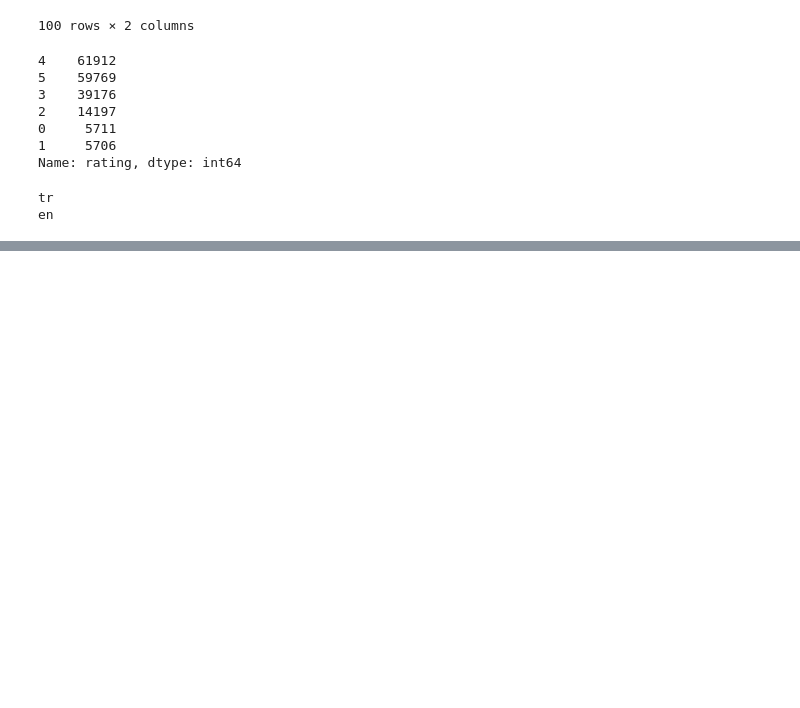
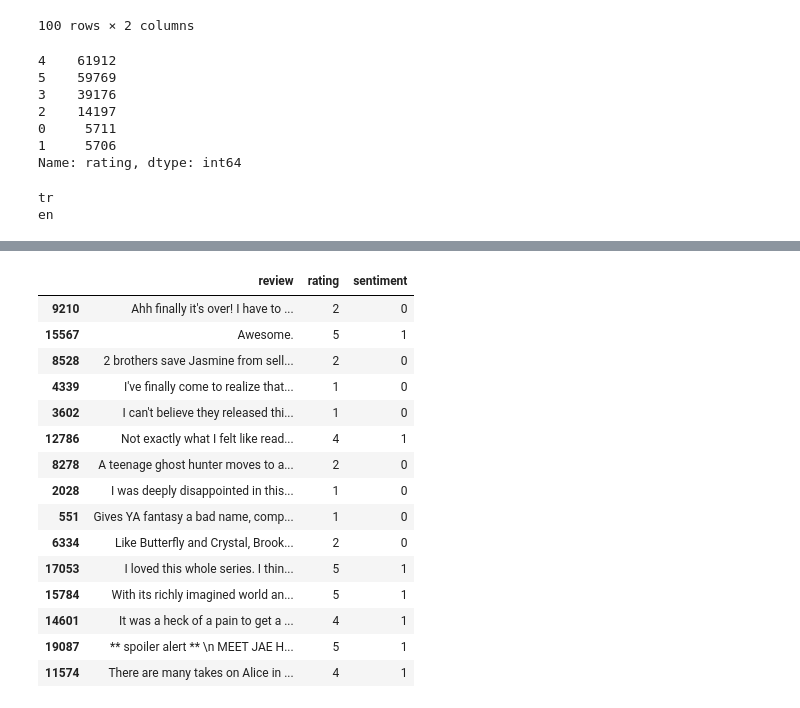
Before and after one commit to azwidodo/Tugas-Akhir-5, a Jupyter notebook: select_data.ipynb, the cells around one changed output, grey strips where cells are left out. Saved outputs shown, nothing was run; the diff lists cells and outputs as text; code cells hidden in the pictures; blank space fills up the shorter version.

```diff
--- a/select_data.ipynb
+++ b/select_data.ipynb
@@ -190,0 +191,3 @@ for index, row in df2.iterrows():
+# %%
+df2 = pd.read_csv("all_data/reviews_filtered_2.csv")
+df2.head()
@@ -190,0 +201,7 @@ for index, row in df2.iterrows():
+# %%
+df2 = df2.drop(["review_id"], axis=1)
+
+sentiment_map = {"1": 0, "2": 0, "4":1, "5":1}
+df2["sentiment"] = df2["rating"].astype(str).apply(lambda x: sentiment_map[x])
+
+df2.head(10)
@@ -190,0 +220,21 @@ for index, row in df2.iterrows():
+# %%
+df2 = df2.rename(columns={"review_text": "review"})
+df2 = df2[["review", "rating", "sentiment"]]
+df2.sample(15)
+# %% [output]
+|  | review | rating | sentiment |
+| 9210 | Ahh finally it's over! I have to ... | 2 | 0 |
+| 15567 | Awesome. | 5 | 1 |
+| 8528 | 2 brothers save Jasmine from sell... | 2 | 0 |
+| 4339 | I've finally come to realize that... | 1 | 0 |
+| 3602 | I can't believe they released thi... | 1 | 0 |
+| 12786 | Not exactly what I felt like read... | 4 | 1 |
+| 8278 | A teenage ghost hunter moves to a... | 2 | 0 |
+| 2028 | I was deeply disappointed in this... | 1 | 0 |
+| 551 | Gives YA fantasy a bad name, comp... | 1 | 0 |
+| 6334 | Like Butterfly and Crystal, Brook... | 2 | 0 |
+| 17053 | I loved this whole series. I thin... | 5 | 1 |
+| 15784 | With its richly imagined world an... | 5 | 1 |
+| 14601 | It was a heck of a pain to get a ... | 4 | 1 |
+| 19087 | ** spoiler alert ** \n MEET JAE H... | 5 | 1 |
+| 11574 | There are many takes on Alice in ... | 4 | 1 |
```
Also changed, not shown: parts of 7 cells of this notebook, 3 other files.
